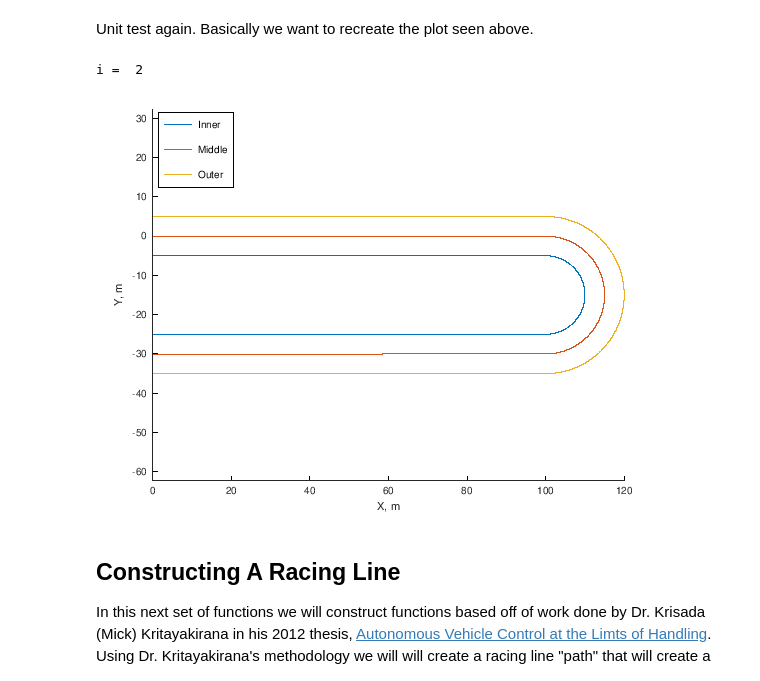
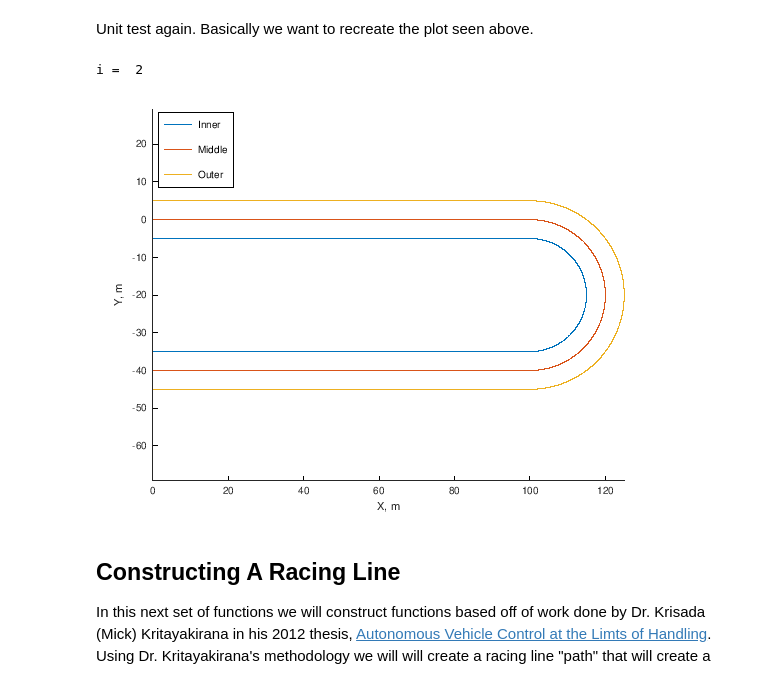
Before and after one commit to PostMatthew/Laptime_Simulation_ME391, a Jupyter notebook: BuildingCustomRacingTracksWithRacingLines.ipynb, the cells around one changed output. Drawn from its saved outputs; the diff is of its cells as text; code cells hidden in the pictures.

```diff
--- a/BuildingCustomRacingTracksWithRacingLines.ipynb
+++ b/BuildingCustomRacingTracksWithRacingLines.ipynb
@@ -439,7 +439,7 @@ end
 # %% [markdown]
 Another unit test, this time we expect to built a simple track with two turns and two straights.
 # %%
-lengths = [10, 15, 50, 15, 50];
+lengths = [10, 20, 50, 20, 50];
 theta = [0, -pi, 0, -pi, 0];
 
 width_track = 10;
@@ -478,15 +478,15 @@ end
 # %% [markdown]
 Unit test again. Basically we want to recreate the plot seen above.
 # %%
-lengths = [100, 15,100];
+lengths = [100, 20,100];
 theta = [0, -pi,0];
 width_track = 10;
 track = BuildTrack(lengths,theta,width_track,int_positions);
 
 plotTrackMap(track)
 # %% [output]
 i =  2
-[figure, old version]
+[figure, new version]
 # %% [markdown]
 ## Constructing A Racing Line
 In this next set of functions we will construct functions based off of work done by Dr. Krisada (Mick) Kritayakirana in his 2012 thesis, [Autonomous Vehicle Control at the Limts of Handling](https://dynamicdesignlab.sites.stanford.edu/sites/g/files/sbiybj9456/f/publications/2012_Thesis_Kritayakirana_Autonomous_Vehicle_Control_at_the_Limits_of_Handling.pdf). Using Dr. Kritayakirana's methodology we will will create a racing line "path" that will create a more realsitic driver model.
```
Also changed, not shown: parts of 51 cells of this notebook.
